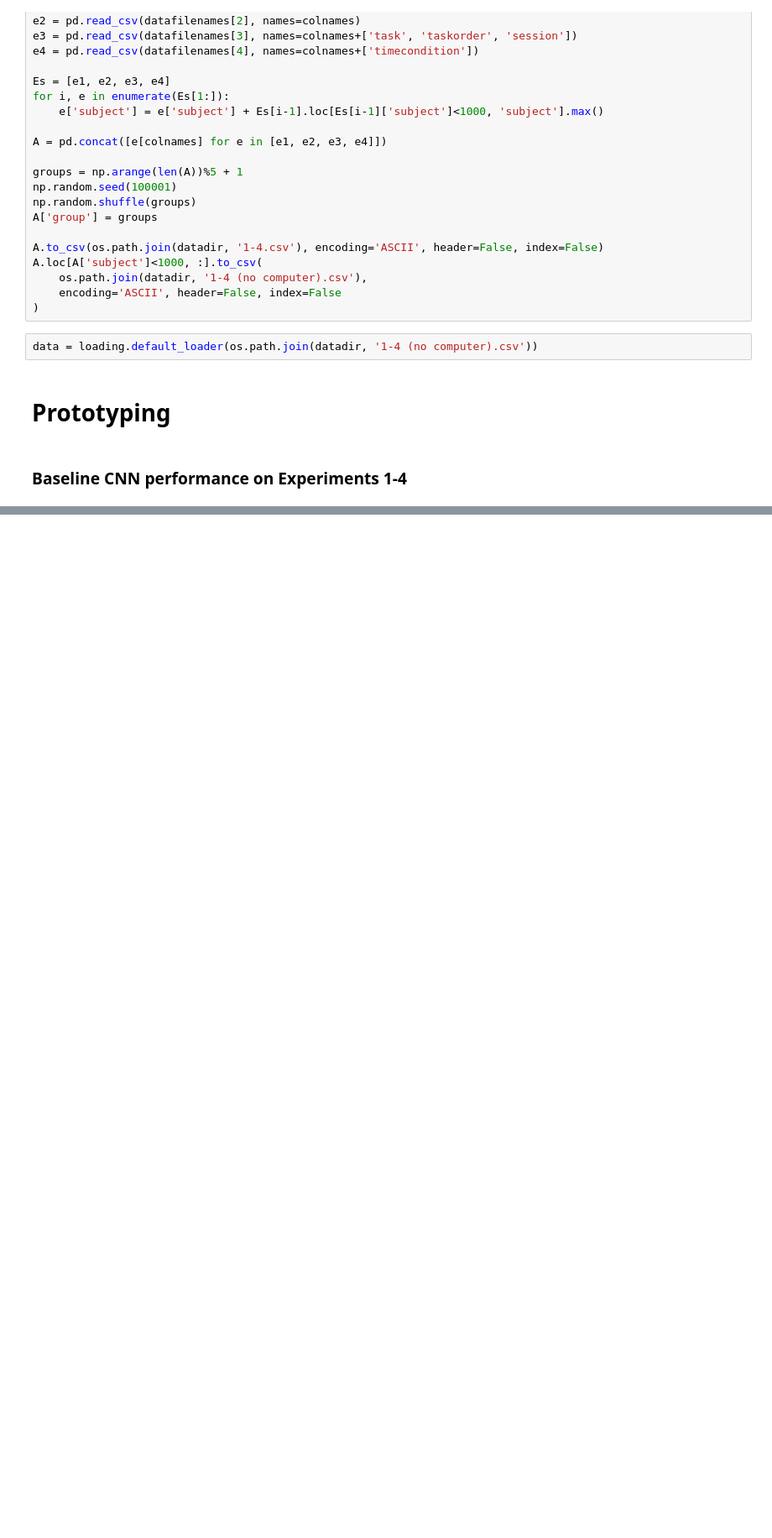
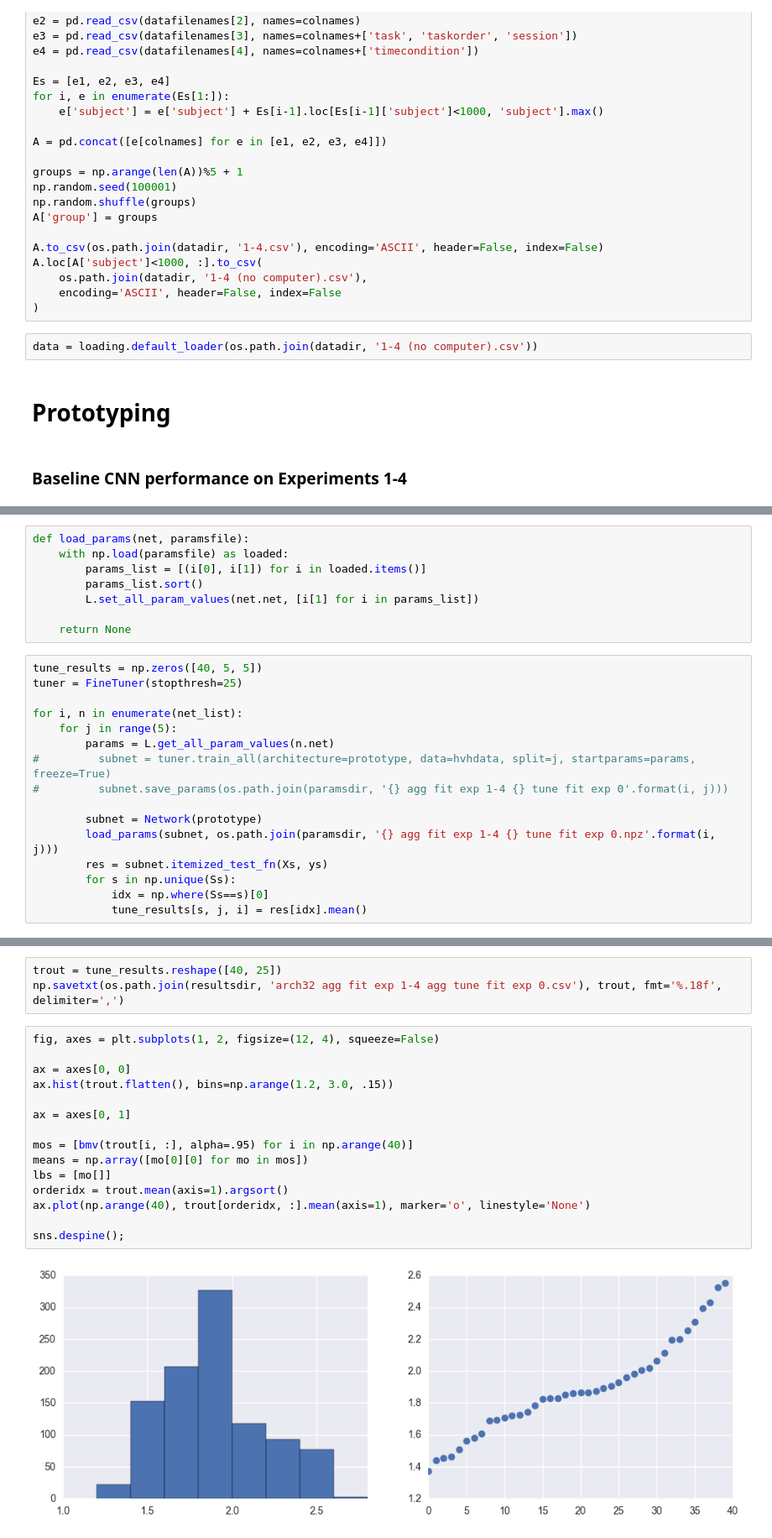
Before and after one commit to galbiati/nns-for-mnk, a Jupyter notebook: Prototyping - Autoencoders.ipynb, the cells around one changed output, grey strips where cells are left out. Shown: that part at 84% size. Saved outputs shown, nothing was run; the diff lists cells and outputs as text; blank space fills up the shorter version.

```diff
--- a/Prototyping - Autoencoders.ipynb
+++ b/Prototyping - Autoencoders.ipynb
@@ -111,0 +226,24 @@ Epoch 100 took 15.196s
+# %%
+def load_params(net, paramsfile):
+    with np.load(paramsfile) as loaded:
+        params_list = [(i[0], i[1]) for i in loaded.items()]
+        params_list.sort()
+        L.set_all_param_values(net.net, [i[1] for i in params_list])
+
+    return None
+# %%
+tune_results = np.zeros([40, 5, 5])
+tuner = FineTuner(stopthresh=25)
+
+for i, n in enumerate(net_list):
+    for j in range(5):
+        params = L.get_all_param_values(n.net)
+#         subnet = tuner.train_all(architecture=prototype, data=hvhdata, split=j, startparams=params, freeze=True)
+#         subnet.save_params(os.path.join(paramsdir, '{} agg fit exp 1-4 {} tune fit exp 0'.format(i, j)))
+
+        subnet = Network(prototype)
+        load_params(subnet, os.path.join(paramsdir, '{} agg fit exp 1-4 {} tune fit exp 0.npz'.format(i, j)))
+        res = subnet.itemized_test_fn(Xs, ys)
+        for s in np.unique(Ss):
+            idx = np.where(Ss==s)[0]
+            tune_results[s, j, i] = res[idx].mean()
@@ -111,0 +256,20 @@ Epoch 100 took 15.196s
+# %%
+trout = tune_results.reshape([40, 25])
+np.savetxt(os.path.join(resultsdir, 'arch32 agg fit exp 1-4 agg tune fit exp 0.csv'), trout, fmt='%.18f', delimiter=',')
+# %%
+fig, axes = plt.subplots(1, 2, figsize=(12, 4), squeeze=False)
+
+ax = axes[0, 0]
+ax.hist(trout.flatten(), bins=np.arange(1.2, 3.0, .15))
+
+ax = axes[0, 1]
+
+mos = [bmv(trout[i, :], alpha=.95) for i in np.arange(40)]
+means = np.array([mo[0][0] for mo in mos])
+lbs = [mo[]]
+orderidx = trout.mean(axis=1).argsort()
+ax.plot(np.arange(40), trout[orderidx, :].mean(axis=1), marker='o', linestyle='None')
+
+sns.despine();
+# %% [output]
+[figure, added]
```
Also changed, not shown: parts of 10 cells of this notebook, 2 other files.
